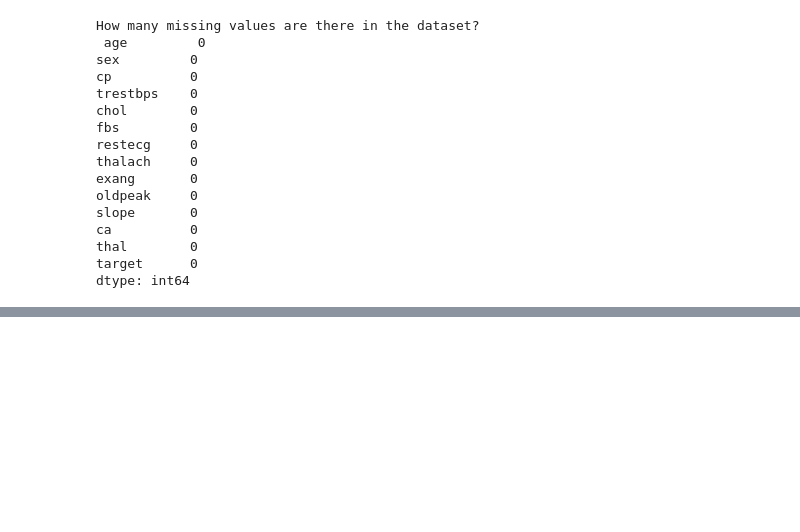
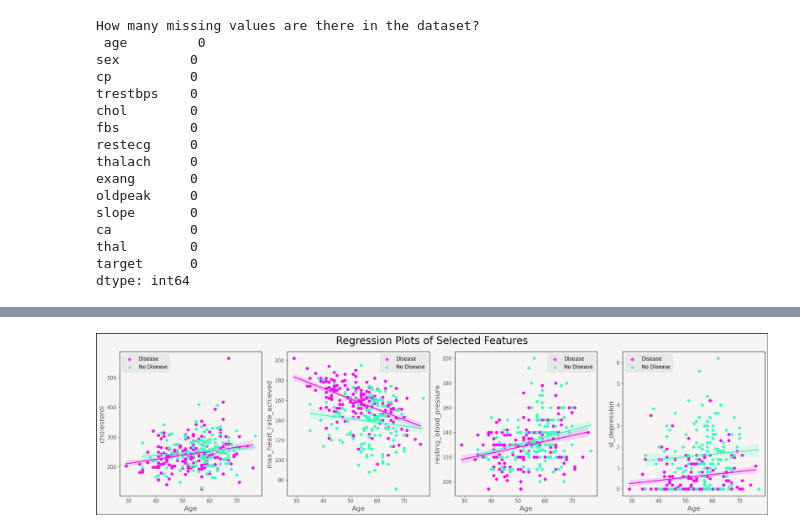
Before and after one commit to avisheksah21/Heart_Disease_Prediction, a Jupyter notebook: CVD/notebook/Untitled.ipynb, the cells around one changed output, grey strips where cells are left out. Saved outputs shown, nothing was run; the diff lists cells and outputs as text; code cells hidden in the pictures; blank space fills up the shorter version.

```diff
--- a/CVD/notebook/Untitled.ipynb
+++ b/CVD/notebook/Untitled.ipynb
@@ -96,0 +284,42 @@ THe length of the data row now is 1000 instead of 1025
+# %%
+# Create subplots
+fig, ax = plt.subplots(1, 4, figsize=(22, 6), facecolor=background_color)
+
+# Set background color for each axis
+for a in ax:
+    a.set_facecolor(background_color)
+
+# Regression plots
+sns.regplot(data=dataset[dataset['target'] == 1], x='age', y='cholesterol', ax=ax[0], color=mypal[0], label='Disease')
+sns.regplot(data=dataset[dataset['target'] == 0], x='age', y='cholesterol', ax=ax[0], color=mypal[5], label='No Disease')
+sns.regplot(data=dataset[dataset['target'] == 1], x='age', y='max_heart_rate_achieved', ax=ax[1], color=mypal[0], label='Disease')
+sns.regplot(data=dataset[dataset['target'] == 0], x='age', y='max_heart_rate_achieved', ax=ax[1], color=mypal[5], label='No Disease')
+sns.regplot(data=dataset[dataset['target'] == 1], x='age', y='resting_blood_pressure', ax=ax[2], color=mypal[0], label='Disease')
+sns.regplot(data=dataset[dataset['target'] == 0], x='age', y='resting_blood_pressure', ax=ax[2], color=mypal[5], label='No Disease')
+sns.regplot(data=dataset[dataset['target'] == 1], x='age', y='st_depression', ax=ax[3], color=mypal[0], label='Disease')
+sns.regplot(data=dataset[dataset['target'] == 0], x='age', y='st_depression', ax=ax[3], color=mypal[5], label='No Disease')
+
+# Formatting
+for a in ax:
+    a.set_xlabel('Age', fontsize=16)
+    a.set_ylabel(a.get_ylabel(), fontsize=16)
+    a.tick_params(labelsize=12)
+    a.legend(fontsize=12)
+    a.grid(False)
+    for spine in a.spines.values():
+        spine.set_visible(True)
+        spine.set_edgecolor('black')
+        spine.set_linewidth(1)
+
+# Add border around the entire figure
+fig.patch.set_edgecolor('black')
+fig.patch.set_linewidth(2)
+
+# Set title
+plt.suptitle('Regression Plots of Selected Features', fontsize=24)
+
+# Save the plot
+plt.tight_layout()
+plt.show()
+# %% [output]
+[figure, added]
```
Also changed, not shown: parts of 8 cells of this notebook.
